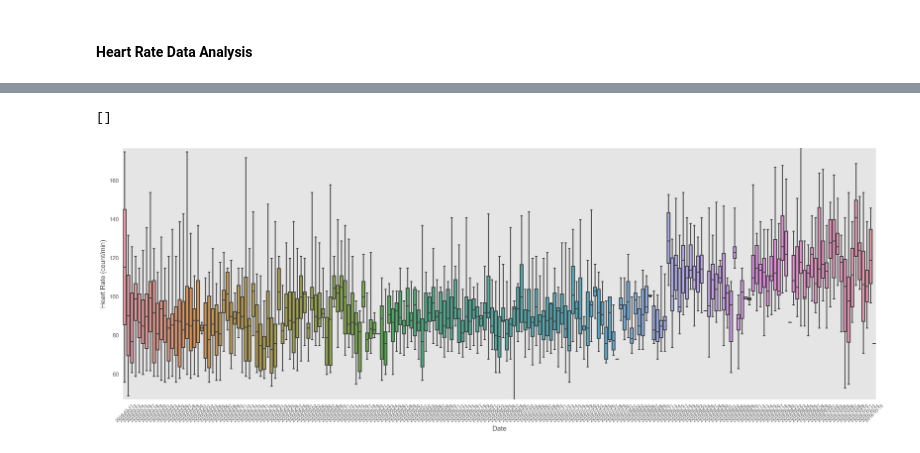
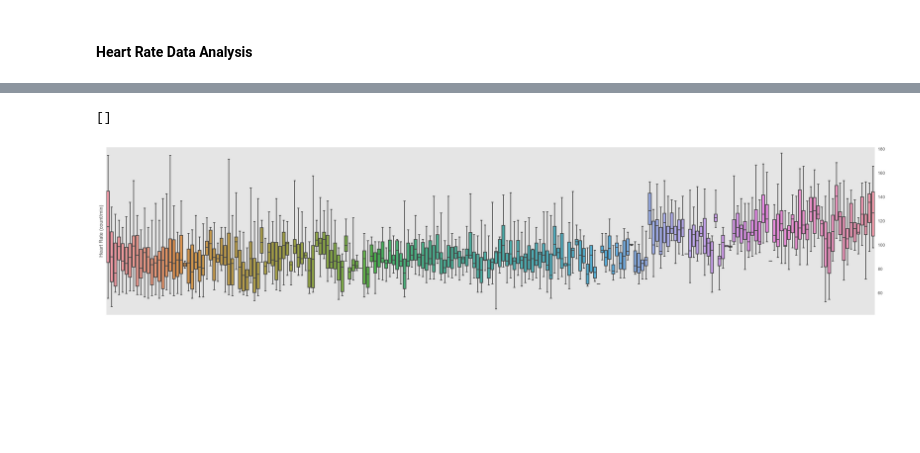
Before and after one commit to ivailop7/Health-Data-Analysis, a Jupyter notebook: Activity+Tracking+Analytics.ipynb, the cells around one changed output, grey strips where cells are left out. Cells and saved outputs as stored; diff of their text form; code cells hidden in the pictures; blank space fills up the shorter version.

```diff
--- a/Activity+Tracking+Analytics.ipynb
+++ b/Activity+Tracking+Analytics.ipynb
@@ -7,6 +5,9 @@
 # %%
-#Import the libraries for Data Transformation
-import numpy as np, pandas as pd, matplotlib.pyplot as plt, matplotlib.patches as mpatches
-import seaborn as sns #Wrapper Matplotlib for the TimeSeries Boxplot as pure Matplotlib is a bit painful
-import warnings
+import numpy as np, pandas as pd, matplotlib.pyplot as plt, matplotlib.patches as mpatches, warnings, seaborn as sns, scipy.stats as ss, matplotlib.mlab as mlab
 warnings.filterwarnings('ignore')
+
+%pylab inline
+plt.rc("savefig", dpi=200)
+matplotlib.style.use('ggplot')
+
+pd.set_option('display.max_colwidth',80)
@@ -67,0 +18,15 @@ data.loc[:,'Body Fat Percentage (%)'] *= 100
+# %%
+#Import the CSV files with the daily and intraday data
+raw_daily_data = pd.read_csv("Health Data-daily.csv")
+raw_intraday_data = pd.read_csv('Health Data-intraday.csv')
+
+#Extract only the heart rate from the intraday data and the delete the rest, add a day only column
+raw_intraday_data.index = raw_intraday_data['Start']
+raw_intraday_data = raw_intraday_data.ix[:,'Heart Rate (count/min)']
+raw_intraday_data = pd.DataFrame(raw_intraday_data)
+raw_intraday_data.index = pd.to_datetime(raw_intraday_data.index)
+raw_intraday_data = raw_intraday_data.ix[raw_intraday_data.index>'11-Mar-2016 18:00']
+raw_intraday_data = raw_intraday_data.replace(0, np.nan)
+raw_intraday_data = raw_intraday_data.dropna(axis=0)
+raw_intraday_data['Date'] = raw_intraday_data.index.date
+hr_intraday = raw_intraday_data
@@ -92,5 +72,0 @@ data['Day'] = data['Day'].apply(lambda x: days[x])
-# %%
-#Display the charts in the Notebook and increase the images resolution from the default of 80 to 150
-%pylab inline
-plt.rc("savefig", dpi=300)
-matplotlib.style.use('ggplot')
@@ -337,17 +323,18 @@ hr3.head()
 # %%
 #Box Plot for Heart Rate Data
-plt.figure(figsize=(24,8))
-ax5 = sns.boxplot(x="Date", y="Heart Rate (count/min)", data=hr3, whis=[0,100])
-ax5.set_ylim(hr3['Heart Rate (count/min)'].min(),hr3['Heart Rate (count/min)'].max())
-#a = pd.date_range(start="2016-03-11",end=hr3['Date'].max(),freq='D').to_pydatetime()
-ax5.set_xticklabels(hr3['Date'].unique())
+plt.figure(figsize=(32,7))
+ax5 = sns.boxplot(x="Date", y="Heart Rate (count/min)", data=hr_intraday, whis=[0,100])
+ax5.set_ylim(hr_intraday['Heart Rate (count/min)'].min()-5,hr_intraday['Heart Rate (count/min)'].max()+5)
+ax5.set_xticklabels(hr_intraday['Date'].unique())
 ax5.grid(b=False)
+ax5.yaxis.tick_right()
+ax5.axes.get_xaxis().set_visible(False)
 labels = ax5.get_xticklabels()
 plt.setp(labels, rotation=45, fontsize=8)
 ax5.plot()
 # %% [output]
 []
-[figure, old version]
+[figure, new version]
 # %%
 #Cumulative Charts
 #Cumulative steps done
```
Also changed, not shown: parts of 43 cells of this notebook, 2 other files.
